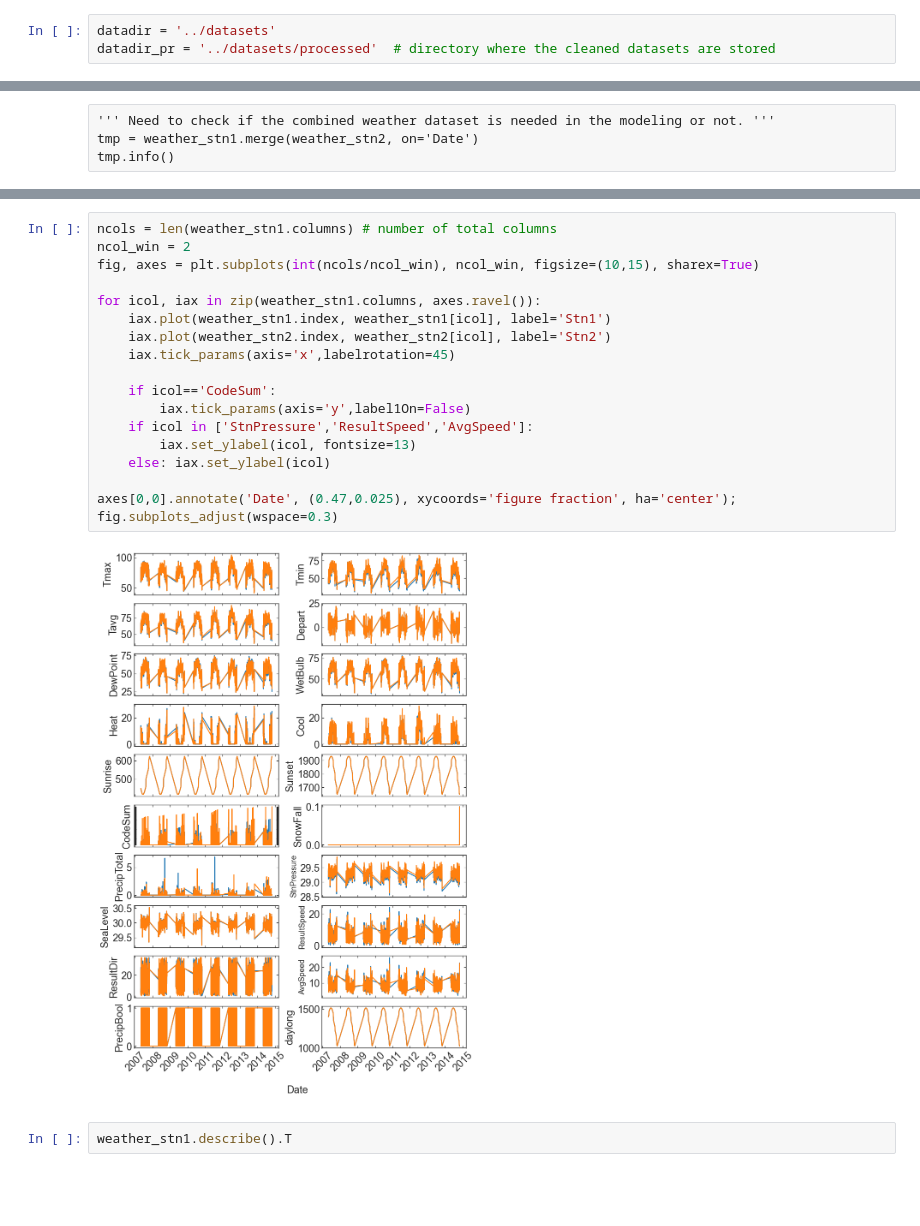
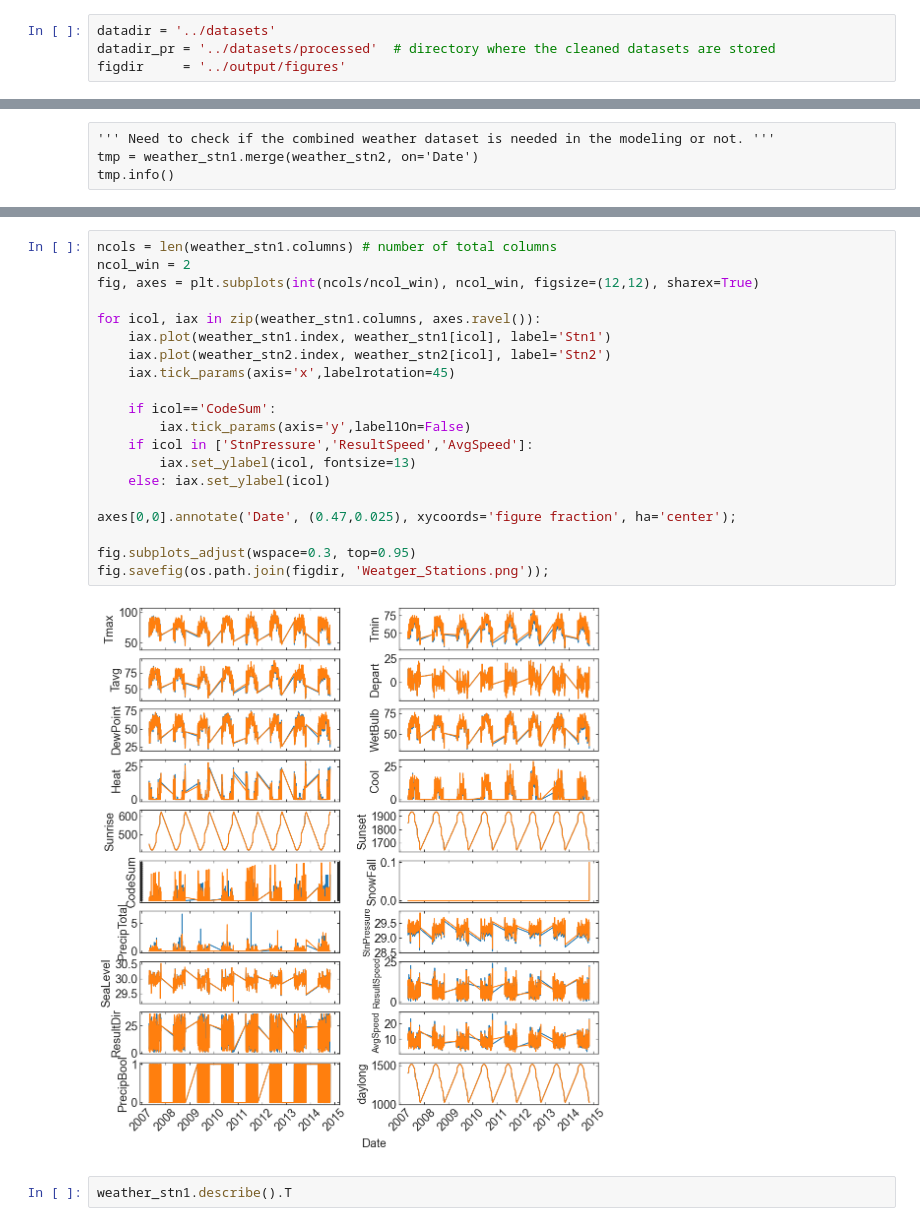
Before and after one commit to astrodoo/Springboard, a Jupyter notebook: Capstone_WestNileVirus/notebook/WestNileVirus_Preprocess.ipynb, the cells around one changed output, grey strips where cells are left out. Saved outputs shown, nothing was run; the diff lists cells and outputs as text; blank space fills up the shorter version.

```diff
--- a/Capstone_WestNileVirus/notebook/WestNileVirus_Preprocess.ipynb
+++ b/Capstone_WestNileVirus/notebook/WestNileVirus_Preprocess.ipynb
@@ -51,6 +51,7 @@ sns.set_style('ticks', rc={'xtick.direction':'in', 'ytick.direction':'in', \
 # %%
 datadir = '../datasets'
 datadir_pr = '../datasets/processed'  # directory where the cleaned datasets are stored
+figdir     = '../output/figures'
 # %% [markdown]
 ## Datasets consist of Main, Spray, Weather, Map data:
 - Main Data
@@ -391,23 +395,25 @@ axes[1].annotate('Date', (0.4,0.01), xycoords='figure fraction', ha='center');
 # %%
 ncols = len(weather_stn1.columns) # number of total columns
 ncol_win = 2
-fig, axes = plt.subplots(int(ncols/ncol_win), ncol_win, figsize=(10,15), sharex=True)
+fig, axes = plt.subplots(int(ncols/ncol_win), ncol_win, figsize=(12,12), sharex=True)
 
 for icol, iax in zip(weather_stn1.columns, axes.ravel()):
     iax.plot(weather_stn1.index, weather_stn1[icol], label='Stn1')
     iax.plot(weather_stn2.index, weather_stn2[icol], label='Stn2')
     iax.tick_params(axis='x',labelrotation=45)
 
     if icol=='CodeSum':
         iax.tick_params(axis='y',label1On=False)
     if icol in ['StnPressure','ResultSpeed','AvgSpeed']:
         iax.set_ylabel(icol, fontsize=13)
     else: iax.set_ylabel(icol)
 
 axes[0,0].annotate('Date', (0.47,0.025), xycoords='figure fraction', ha='center');
-fig.subplots_adjust(wspace=0.3)
+
+fig.subplots_adjust(wspace=0.3, top=0.95)
+fig.savefig(os.path.join(figdir, 'Weatger_Stations.png'));
 # %% [output]
-[figure, old version]
+[figure, new version]
 # %%
 weather_stn1.describe().T
 # %% [output]
```
Also changed, not shown: parts of 19 cells of this notebook, 26 other files.
